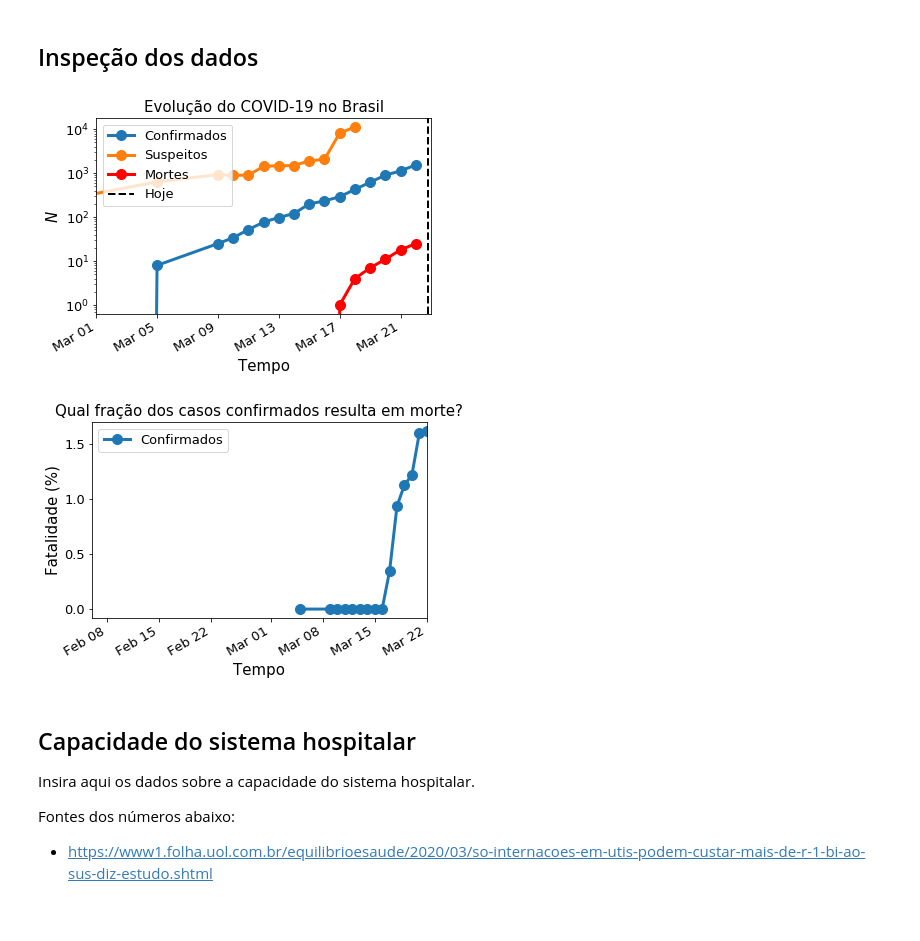
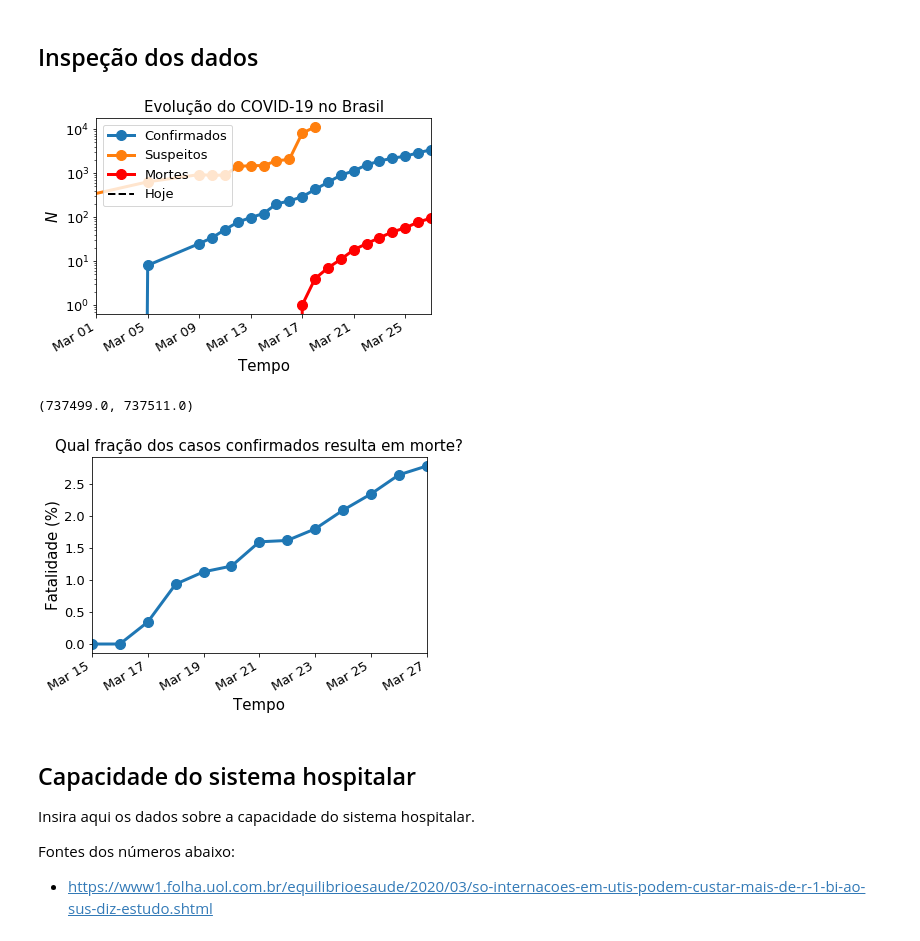
Before and after one commit to rsnemmen/corona-evolucao-Brasil, a Jupyter notebook: corona evolucao Brasil.ipynb, the cells around one changed output. Saved outputs shown, nothing was run; the diff lists cells and outputs as text; code cells hidden in the pictures.

```diff
--- a/corona evolucao Brasil.ipynb
+++ b/corona evolucao Brasil.ipynb
@@ -67,33 +67,35 @@ df = pd.DataFrame(data={'n':n,'susp':nerr, 'mortes':mortes}, index=tp)
 # %%
 ax=df['n'].plot(linewidth=3,style='o-',ms=10, label='Confirmados')
 df['susp'].plot(linewidth=3,style='o-',ms=10, label='Suspeitos')
 df['mortes'].plot(linewidth=3,style='o-r',ms=10, label='Mortes')
 ax.axvline(pd.to_datetime('today'), color='k', linestyle='--', lw=2, label='Hoje')
 
 ylabel('$N$',size=15)
 xlabel('Tempo', size=15)
 ax.xaxis.set_major_formatter(mdates.DateFormatter('%b %d'))
 legend(fontsize=13)
 yscale('log')
 title('Evolução do COVID-19 no Brasil', fontsize=15)
-ax.set_xlim(pd.Timestamp('2020-03-01'), pd.Timestamp('2020-03-23'))
+ax.set_xlim(pd.Timestamp('2020-03-01'), pd.Timestamp('2020-03-27'))
 tick_params(axis='both', which='major', labelsize=13)
 tick_params(axis='both', which='minor', labelsize=12)
 # %% [output]
-[figure, old version]
+[figure, new version]
 # %%
 ratio=df['mortes']/df['n']*100
-ax=ratio.plot(linewidth=3,style='o-',ms=10, label='Confirmados')
+ax=ratio.plot(linewidth=3,style='o-',ms=10)
 
 ylabel('Fatalidade (%)',size=15)
 xlabel('Tempo', size=15)
 ax.xaxis.set_major_formatter(mdates.DateFormatter('%b %d'))
-legend(fontsize=13)
+#legend(fontsize=13)
 title('Qual fração dos casos confirmados resulta em morte?', fontsize=15)
 tick_params(axis='both', which='major', labelsize=13)
 tick_params(axis='both', which='minor', labelsize=12)
+ax.set_xlim(pd.Timestamp('2020-03-15'), pd.Timestamp('2020-03-27'))
 # %% [output]
+(737499.0, 737511.0)
-[figure, old version]
+[figure, new version]
 # %% [markdown]
 ## Capacidade do sistema hospitalar
 
```
Also changed, not shown: parts of 38 cells of this notebook, 1 other file.
